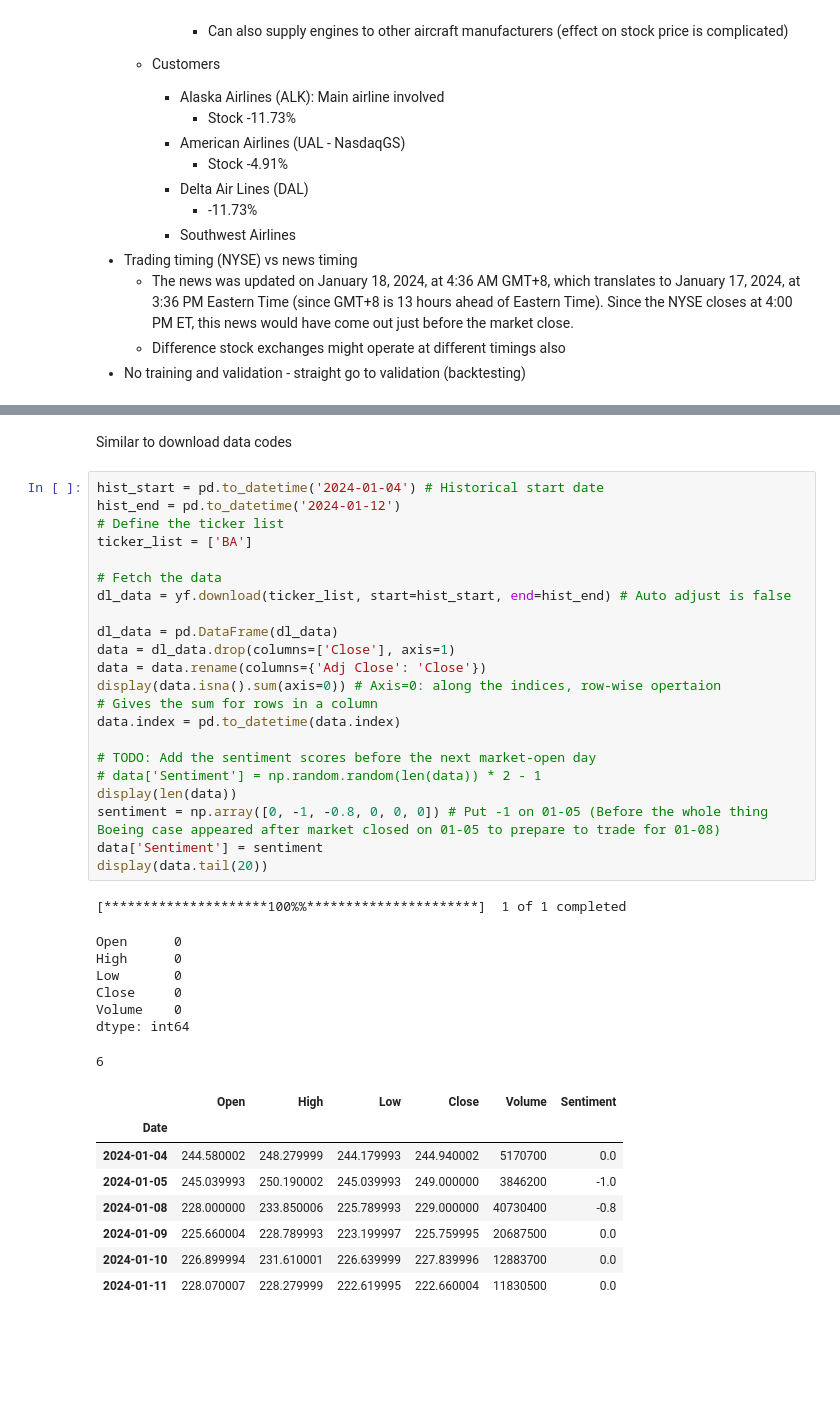
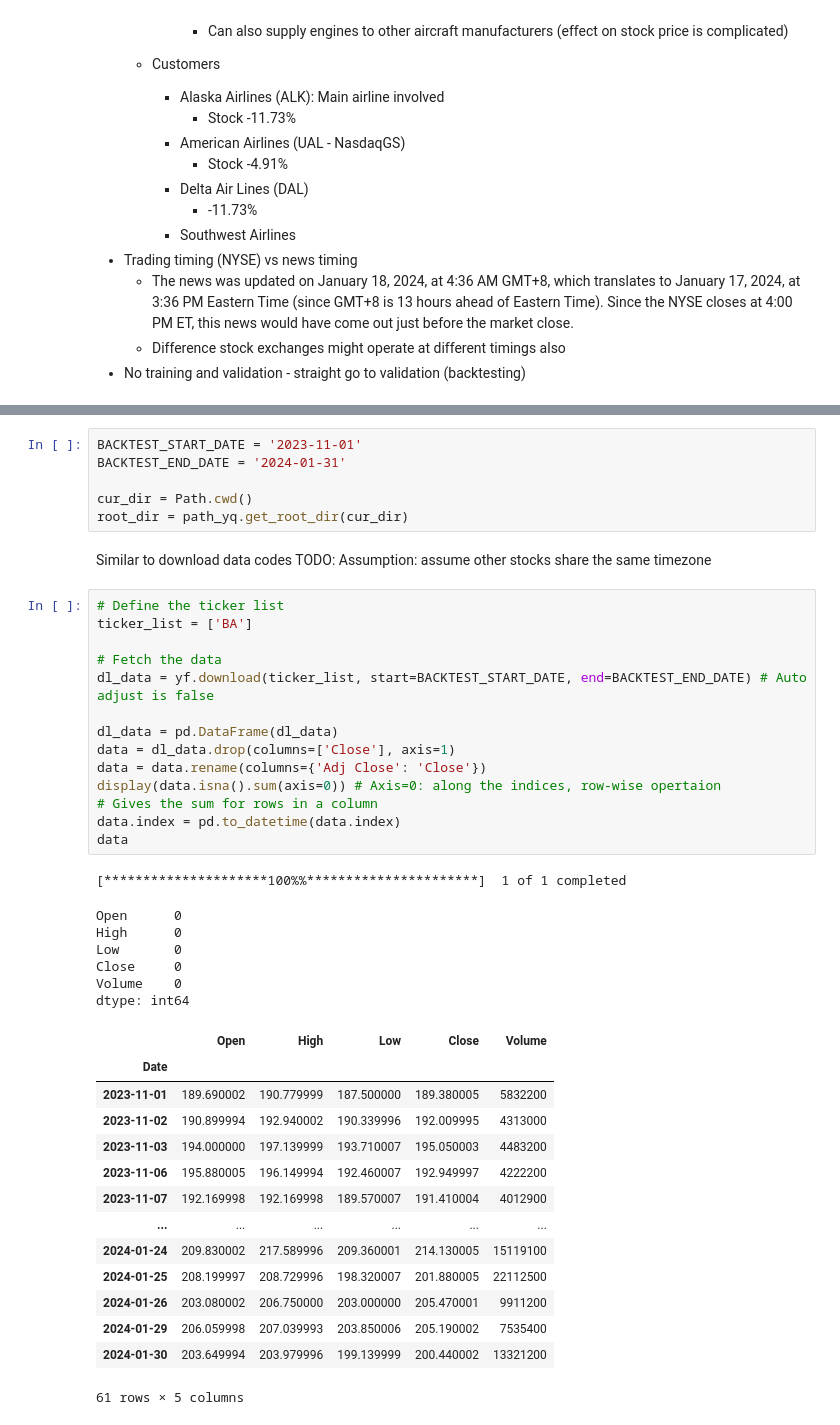
Before and after one commit to yiqwan/stock-forecast-with-sentiment, a Jupyter notebook: notebooks/trading.ipynb, the cells around one changed output, grey strips where cells are left out. Saved outputs shown, nothing was run; the diff lists cells and outputs as text; blank space fills up the shorter version.

```diff
--- a/notebooks/trading.ipynb
+++ b/notebooks/trading.ipynb
@@ -40,41 +49,45 @@ import numpy as np
+# %%
+BACKTEST_START_DATE = '2023-11-01'
+BACKTEST_END_DATE = '2024-01-31'
+
+cur_dir = Path.cwd()
+root_dir = path_yq.get_root_dir(cur_dir)
 # %% [markdown]
 Similar to download data codes
+TODO: Assumption: assume other stocks share the same timezone
 # %%
-hist_start = pd.to_datetime('2024-01-04') # Historical start date
-hist_end = pd.to_datetime('2024-01-12')
 # Define the ticker list
 ticker_list = ['BA']
 
 # Fetch the data
-dl_data = yf.download(ticker_list, start=hist_start, end=hist_end) # Auto adjust is false
+dl_data = yf.download(ticker_list, start=BACKTEST_START_DATE, end=BACKTEST_END_DATE) # Auto adjust is false
 
 dl_data = pd.DataFrame(dl_data)
 data = dl_data.drop(columns=['Close'], axis=1)
 data = data.rename(columns={'Adj Close': 'Close'})
 display(data.isna().sum(axis=0)) # Axis=0: along the indices, row-wise opertaion
 # Gives the sum for rows in a column
 data.index = pd.to_datetime(data.index)
-
-# TODO: Add the sentiment scores before the next market-open day
-# data['Sentiment'] = np.random.random(len(data)) * 2 - 1
-display(len(data))
-sentiment = np.array([0, -1, -0.8, 0, 0, 0]) # Put -1 on 01-05 (Before the whole thing Boeing case appeared after market closed on 01-05 to prepare to trade for 01-08)
-data['Sentiment'] = sentiment
-display(data.tail(20))
+data
 # %% [output]
 [*********************100%%**********************]  1 of 1 completed
 Open      0
 High      0
 Low       0
 Close     0
 Volume    0
 dtype: int64
+|  | Open | High | Low | Close | Volume |
+| Date |  |  |  |  |  |
+| 2023-11-01 | 189.690002 | 190.779999 | 187.500000 | 189.380005 | 5832200 |
+| 2023-11-02 | 190.899994 | 192.940002 | 190.339996 | 192.009995 | 4313000 |
+| 2023-11-03 | 194.000000 | 197.139999 | 193.710007 | 195.050003 | 4483200 |
+| 2023-11-06 | 195.880005 | 196.149994 | 192.460007 | 192.949997 | 4222200 |
+| 2023-11-07 | 192.169998 | 192.169998 | 189.570007 | 191.410004 | 4012900 |
+| ... | ... | ... | ... | ... | ... |
+| 2024-01-24 | 209.830002 | 217.589996 | 209.360001 | 214.130005 | 15119100 |
+| 2024-01-25 | 208.199997 | 208.729996 | 198.320007 | 201.880005 | 22112500 |
+| 2024-01-26 | 203.080002 | 206.750000 | 203.000000 | 205.470001 | 9911200 |
+| 2024-01-29 | 206.059998 | 207.039993 | 203.850006 | 205.190002 | 7535400 |
+| 2024-01-30 | 203.649994 | 203.979996 | 199.139999 | 200.440002 | 13321200 |
-6
+61 rows × 5 columns
-|  | Open | High | Low | Close | Volume | Sentiment |
-| Date |  |  |  |  |  |  |
-| 2024-01-04 | 244.580002 | 248.279999 | 244.179993 | 244.940002 | 5170700 | 0.0 |
-| 2024-01-05 | 245.039993 | 250.190002 | 245.039993 | 249.000000 | 3846200 | -1.0 |
-| 2024-01-08 | 228.000000 | 233.850006 | 225.789993 | 229.000000 | 40730400 | -0.8 |
-| 2024-01-09 | 225.660004 | 228.789993 | 223.199997 | 225.759995 | 20687500 | 0.0 |
-| 2024-01-10 | 226.899994 | 231.610001 | 226.639999 | 227.839996 | 12883700 | 0.0 |
-| 2024-01-11 | 228.070007 | 228.279999 | 222.619995 | 222.660004 | 11830500 | 0.0 |
```
Also changed, not shown: parts of 9 cells of this notebook.
